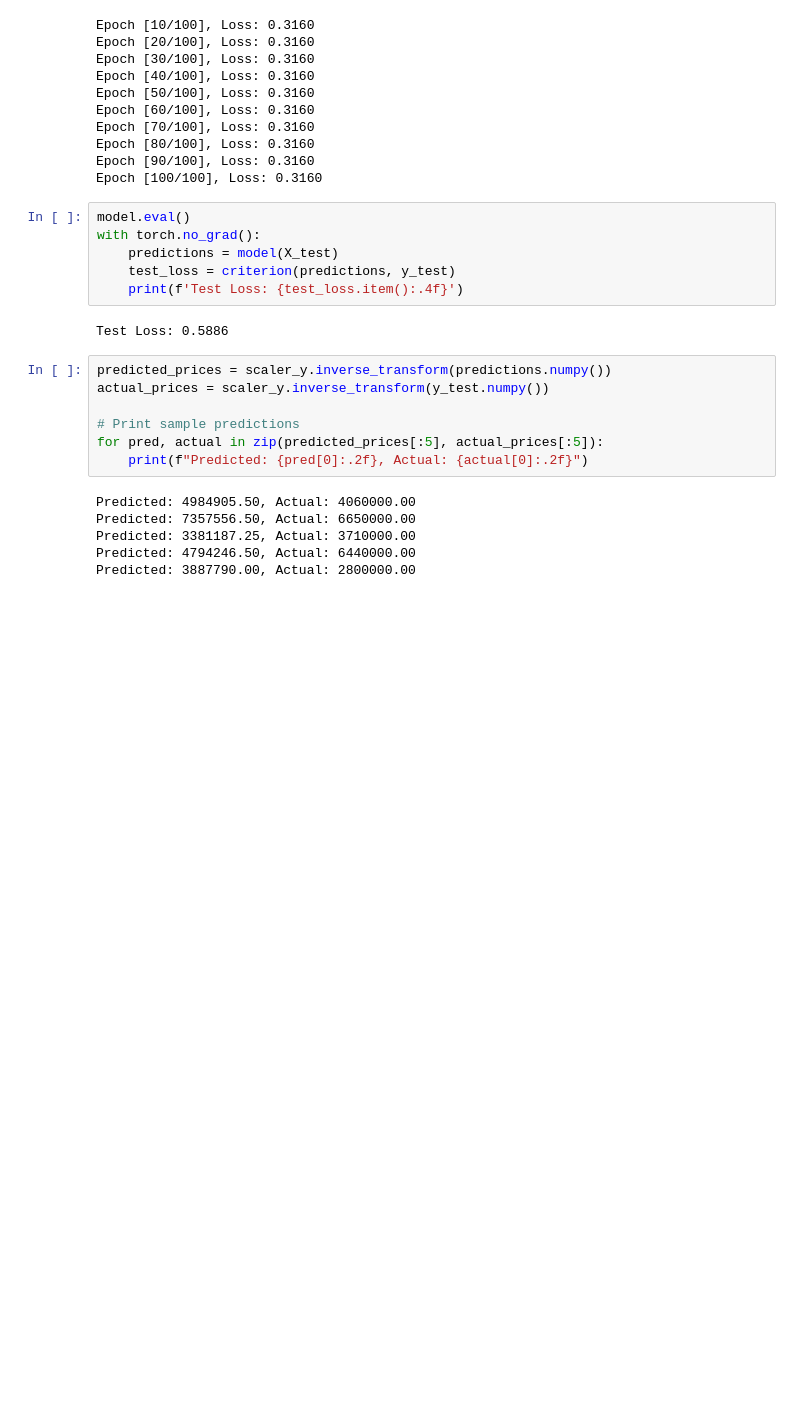
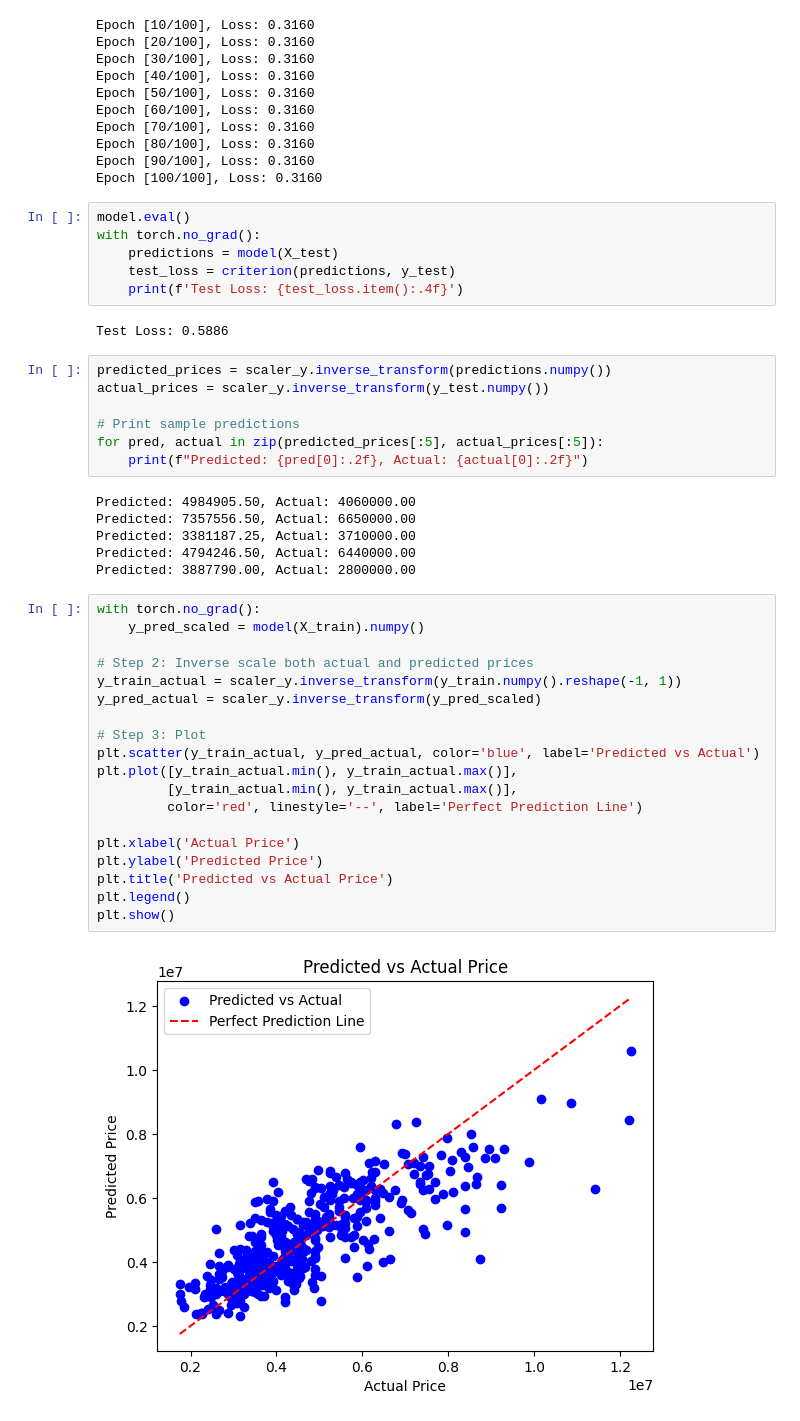
Before and after one commit to dattavishnu/-Exploratory-Data-Analysis-, a Jupyter notebook: data_manipulation.ipynb, the cells around one changed output. Drawn from its saved outputs; the diff is of its cells as text; blank space fills up the shorter version.

```diff
--- a/data_manipulation.ipynb
+++ b/data_manipulation.ipynb
@@ -287,3 +299,24 @@ Predicted: 7357556.50, Actual: 6650000.00
 Predicted: 3381187.25, Actual: 3710000.00
 Predicted: 4794246.50, Actual: 6440000.00
 Predicted: 3887790.00, Actual: 2800000.00
+# %%
+with torch.no_grad():
+    y_pred_scaled = model(X_train).numpy()
+
+# Step 2: Inverse scale both actual and predicted prices
+y_train_actual = scaler_y.inverse_transform(y_train.numpy().reshape(-1, 1))
+y_pred_actual = scaler_y.inverse_transform(y_pred_scaled)
+
+# Step 3: Plot
+plt.scatter(y_train_actual, y_pred_actual, color='blue', label='Predicted vs Actual')
+plt.plot([y_train_actual.min(), y_train_actual.max()],
+         [y_train_actual.min(), y_train_actual.max()],
+         color='red', linestyle='--', label='Perfect Prediction Line')
+
+plt.xlabel('Actual Price')
+plt.ylabel('Predicted Price')
+plt.title('Predicted vs Actual Price')
+plt.legend()
+plt.show()
+# %% [output]
+[figure, added]
```
Also changed, not shown: parts of 1 cell of this notebook.
